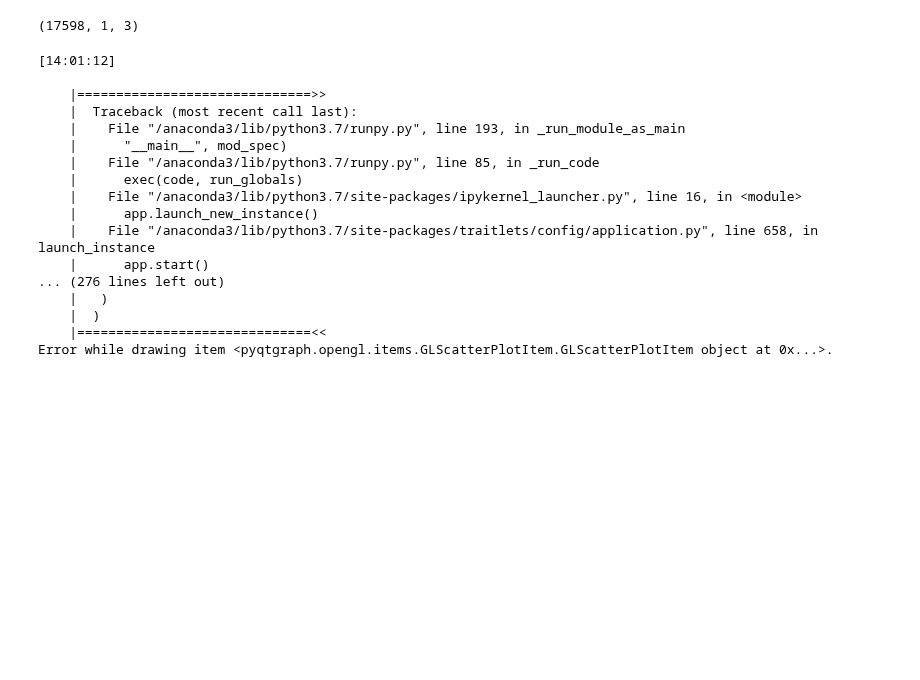
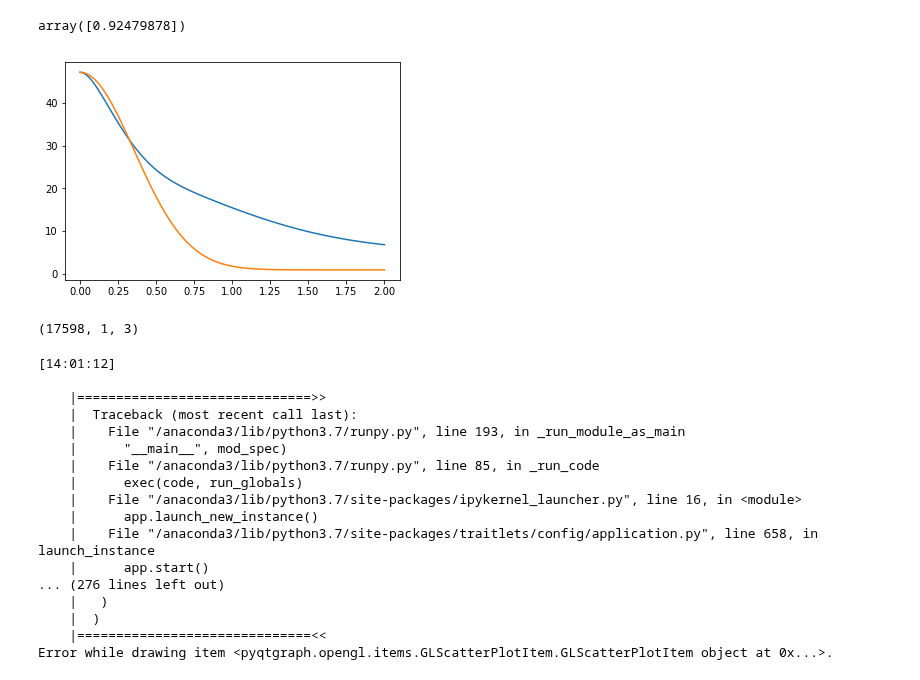
Before and after one commit to simply-nicky/cbc, a Jupyter notebook: prototyping.ipynb, the cells around one changed output. Drawn from its saved outputs; the diff is of its cells as text; code cells hidden in the pictures; blank space fills up the shorter version.

```diff
--- a/prototyping.ipynb
+++ b/prototyping.ipynb
@@ -12,6 +12,28 @@ Nx, Ny, Nz = 50, 50, 50
 detNx, detNy = 64, 64
 pix_size = 55e-3
 det_dist = 100
+# %%
+cell = cbc.Cell(elems=['Ag'])
+asf_coeffs = cell.asf(1.5e-7)
+# %%
+asf_coeffs[:, 5]
+# %% [output]
+array([0.92479878])
+# %%
+def asf_1(qs, asf_coeffs):
+    acoeffs, bcoeffs = asf_coeffs[:, :5], asf_coeffs[:, 6:-1]
+    return (acoeffs * np.exp(np.multiply.outer(qs**2, -bcoeffs))).sum(axis=-1) + asf_coeffs[:, 5]
+
+def asf_2(qs, asf_coeffs):
+    acoeffs, bcoeffs = asf_coeffs[:, :5], asf_coeffs[:, 6:8]
+    return acoeffs.sum(axis=-1) * np.exp(-np.multiply.outer(qs**2, bcoeffs.mean(axis=-1))) + asf_coeffs[:, 5]
+# %%
+%matplotlib inline
+qs = np.linspace(0, 2, 100)
+plt.plot(qs, asf_1(qs, asf_coeffs), qs, asf_2(qs, asf_coeffs))
+plt.show()
+# %% [output]
+[figure, added]
 # %%
 astar = np.array([0.0109864094612009, -0.00551908483885947, 0.00294352907953398])
 bstar = np.array([ 0.00576393741858660, 0.0112435046699143, -0.000431835526544485])
```
Also changed, not shown: 1 other file.
